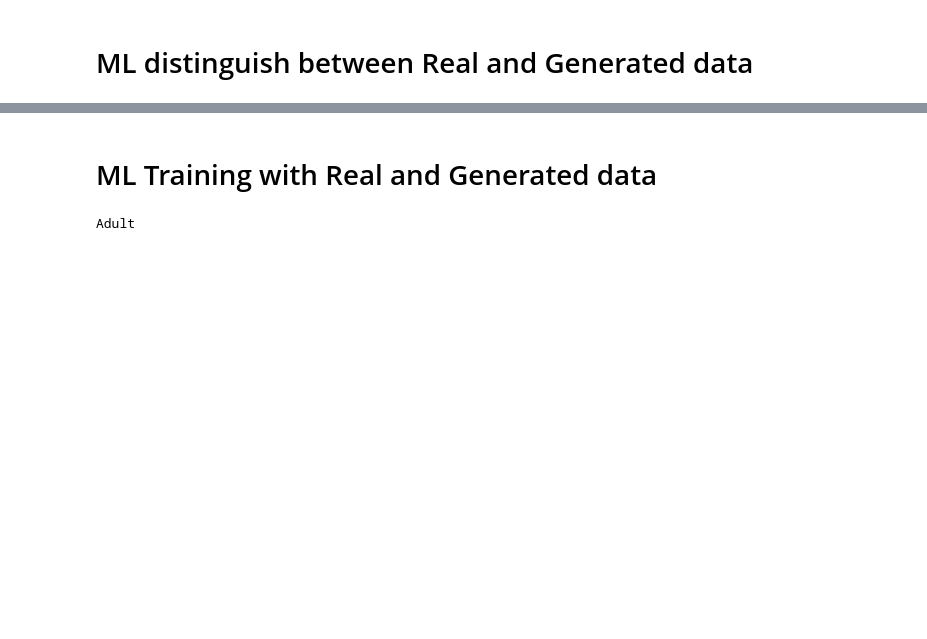
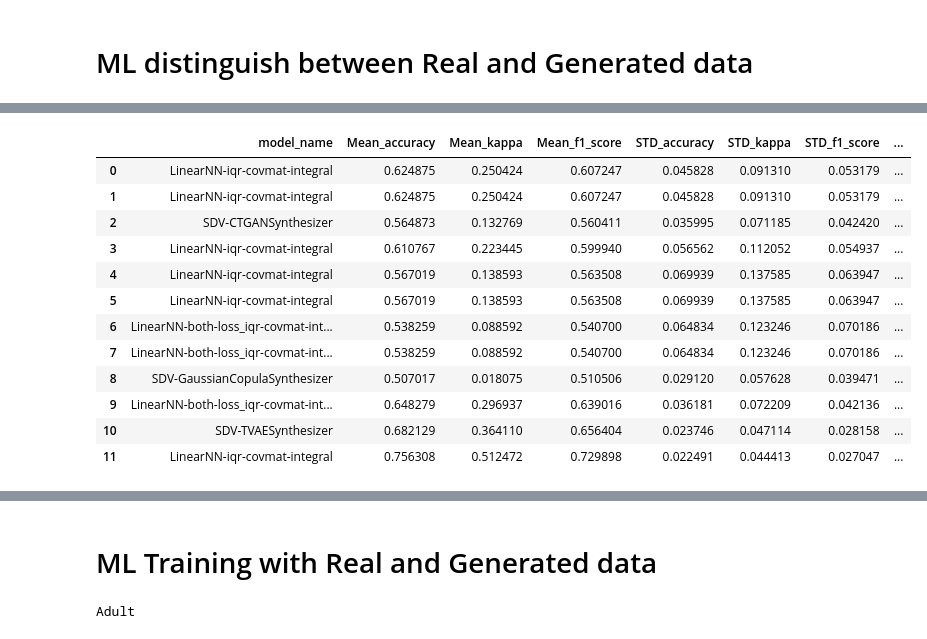
Before and after one commit to JoseLlanes/TabularDataGAN, a Jupyter notebook: AnalysisNotebooks/ResultAnalysis.ipynb, the cells around one changed output, grey strips where cells are left out. Cells and saved outputs as stored; diff of their text form; code cells hidden in the pictures; blank space fills up the shorter version.

```diff
--- a/AnalysisNotebooks/ResultAnalysis.ipynb
+++ b/AnalysisNotebooks/ResultAnalysis.ipynb
@@ -165,2 +182,19 @@ Titanic
 | SDV-TVAESynthesizer | *** | *** | *** | *** | *** | ... |
 ... (12 outputs left out)
+# %%
+df_to_latex = pd.DataFrame(table_to_latex_list)
+df_to_latex
+# %% [output]
+|  | model_name | Mean_accuracy | Mean_kappa | Mean_f1_score | STD_accuracy | STD_kappa | STD_f1_score | ... |
+| 0 | LinearNN-iqr-covmat-integral | 0.624875 | 0.250424 | 0.607247 | 0.045828 | 0.091310 | 0.053179 | ... |
+| 1 | LinearNN-iqr-covmat-integral | 0.624875 | 0.250424 | 0.607247 | 0.045828 | 0.091310 | 0.053179 | ... |
+| 2 | SDV-CTGANSynthesizer | 0.564873 | 0.132769 | 0.560411 | 0.035995 | 0.071185 | 0.042420 | ... |
+| 3 | LinearNN-iqr-covmat-integral | 0.610767 | 0.223445 | 0.599940 | 0.056562 | 0.112052 | 0.054937 | ... |
+| 4 | LinearNN-iqr-covmat-integral | 0.567019 | 0.138593 | 0.563508 | 0.069939 | 0.137585 | 0.063947 | ... |
+| 5 | LinearNN-iqr-covmat-integral | 0.567019 | 0.138593 | 0.563508 | 0.069939 | 0.137585 | 0.063947 | ... |
+| 6 | LinearNN-both-loss_iqr-covmat-int... | 0.538259 | 0.088592 | 0.540700 | 0.064834 | 0.123246 | 0.070186 | ... |
+| 7 | LinearNN-both-loss_iqr-covmat-int... | 0.538259 | 0.088592 | 0.540700 | 0.064834 | 0.123246 | 0.070186 | ... |
+| 8 | SDV-GaussianCopulaSynthesizer | 0.507017 | 0.018075 | 0.510506 | 0.029120 | 0.057628 | 0.039471 | ... |
+| 9 | LinearNN-both-loss_iqr-covmat-int... | 0.648279 | 0.296937 | 0.639016 | 0.036181 | 0.072209 | 0.042136 | ... |
+| 10 | SDV-TVAESynthesizer | 0.682129 | 0.364110 | 0.656404 | 0.023746 | 0.047114 | 0.028158 | ... |
+| 11 | LinearNN-iqr-covmat-integral | 0.756308 | 0.512472 | 0.729898 | 0.022491 | 0.044413 | 0.027047 | ... |
```
Also changed, not shown: parts of 13 cells of this notebook, 3 other files.
